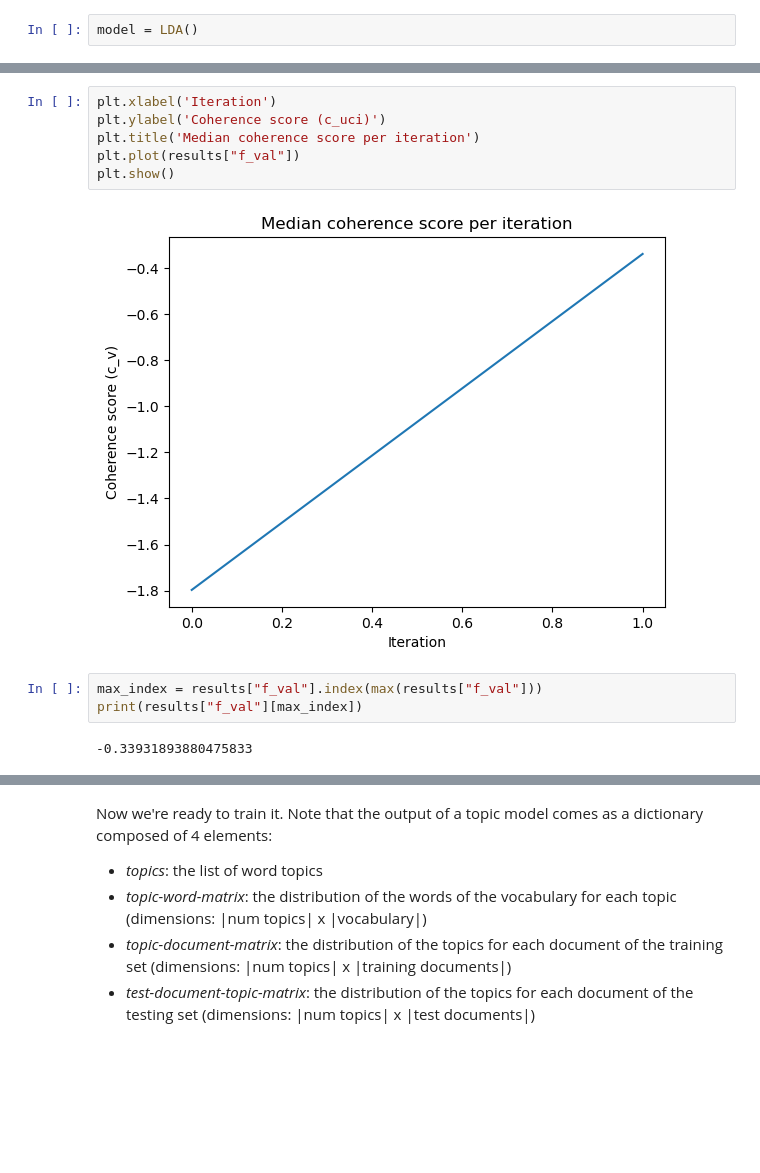
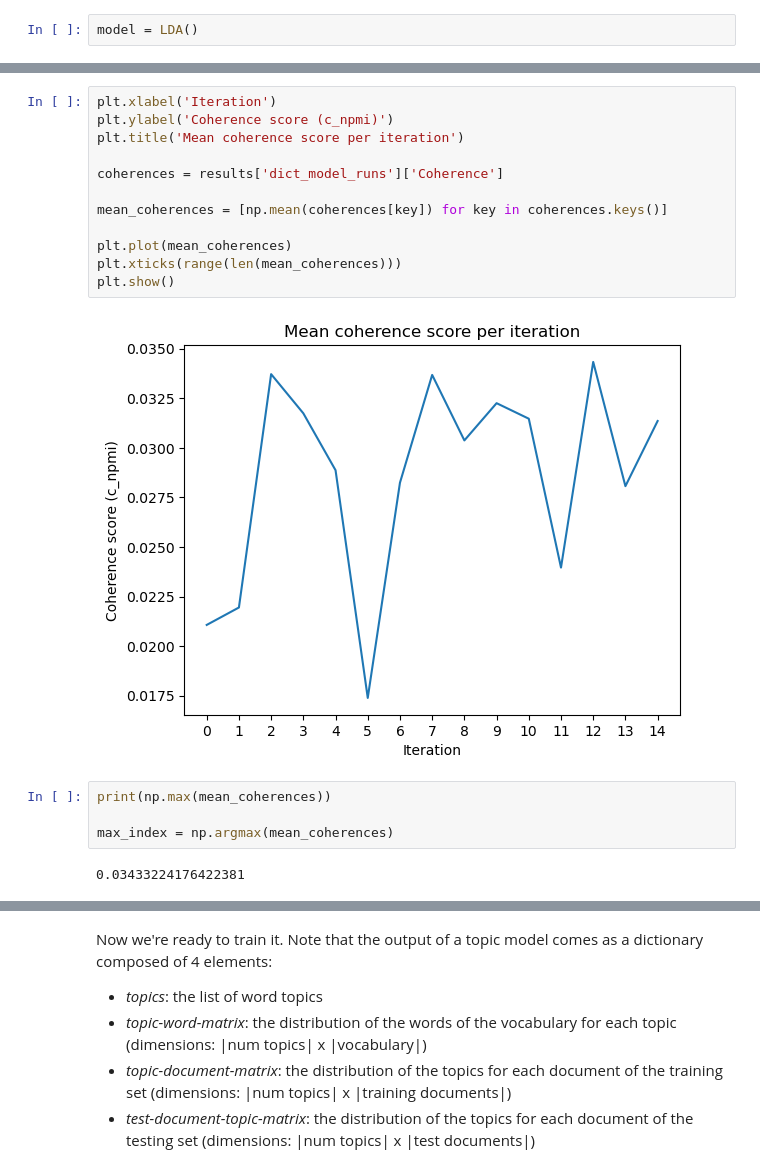
Before and after one commit to 15Max/LatentDirichletAllocation, a Jupyter notebook: notebooks/LDA_Songs.ipynb, the cells around one changed output, grey strips where cells are left out. Cells and saved outputs as stored; diff of their text form; blank space fills up the shorter version.

```diff
--- a/notebooks/LDA_Songs.ipynb
+++ b/notebooks/LDA_Songs.ipynb
@@ -157,16 +171,23 @@ KeyboardInterrupt:
 # %%
 plt.xlabel('Iteration')
-plt.ylabel('Coherence score (c_uci)')
-plt.title('Median coherence score per iteration')
-plt.plot(results["f_val"])
+plt.ylabel('Coherence score (c_npmi)')
+plt.title('Mean coherence score per iteration')
+
+coherences = results['dict_model_runs']['Coherence']
+
+mean_coherences = [np.mean(coherences[key]) for key in coherences.keys()]
+
+plt.plot(mean_coherences)
+plt.xticks(range(len(mean_coherences)))
 plt.show()
 # %% [output]
-[figure, old version]
+[figure, new version]
-# %%
-max_index = results["f_val"].index(max(results["f_val"]))
-print(results["f_val"][max_index])
-# %% [output]
--0.33931893880475833
+# %%
+print(np.max(mean_coherences))
+
+max_index = np.argmax(mean_coherences)
+# %% [output]
+0.03433224176422381
 # %%
 print(results["x_iters"].keys())
 
```
Also changed, not shown: parts of 13 cells of this notebook, 2 other files.
